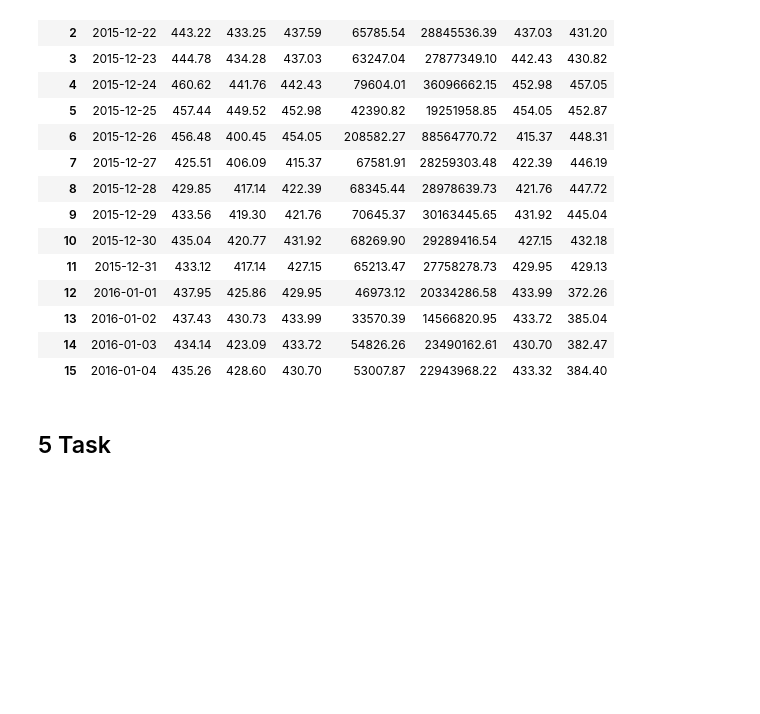
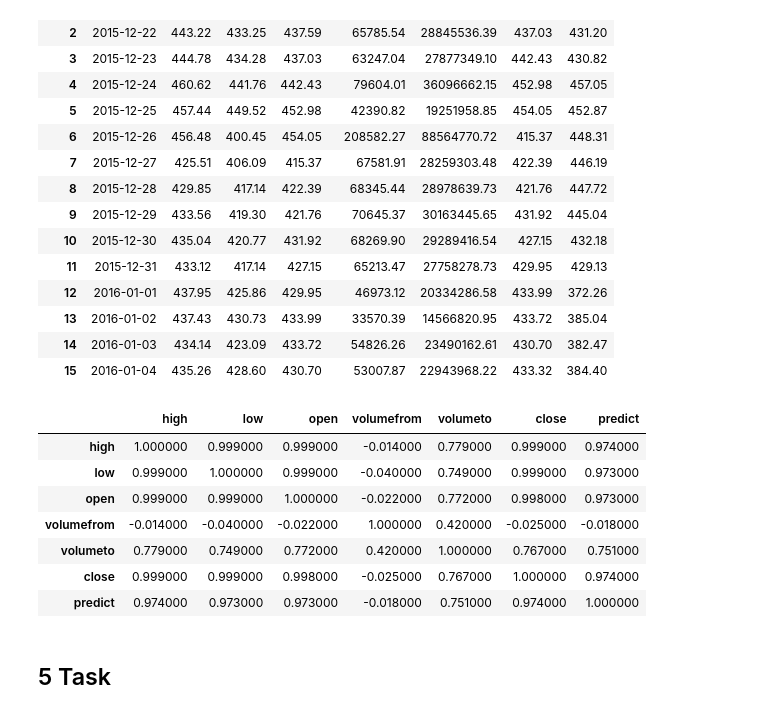
Before and after one commit to EgorCry/Deep_Learning_Playground, a Jupyter notebook: Datasets/Bitcoin, housePrices (Linear Regression)/Practice 8.ipynb, the cells around one changed output. Saved outputs shown, nothing was run; the diff lists cells and outputs as text; code cells hidden in the pictures; blank space fills up the shorter version.

```diff
--- a/Datasets/Bitcoin, housePrices (Linear Regression)/Practice 8.ipynb
+++ b/Datasets/Bitcoin, housePrices (Linear Regression)/Practice 8.ipynb
@@ -170,6 +170,17 @@ data.head(16)
 | 13 | 2016-01-02 | 437.43 | 430.73 | 433.99 | 33570.39 | 14566820.95 | 433.72 | 385.04 |
 | 14 | 2016-01-03 | 434.14 | 423.09 | 433.72 | 54826.26 | 23490162.61 | 430.70 | 382.47 |
 | 15 | 2016-01-04 | 435.26 | 428.60 | 430.70 | 53007.87 | 22943968.22 | 433.32 | 384.40 |
+# %%
+data.corr().round(3).style.background_gradient('coolwarm')
+# %% [output]
+|  | high | low | open | volumefrom | volumeto | close | predict |
+| high | 1.000000 | 0.999000 | 0.999000 | -0.014000 | 0.779000 | 0.999000 | 0.974000 |
+| low | 0.999000 | 1.000000 | 0.999000 | -0.040000 | 0.749000 | 0.999000 | 0.973000 |
+| open | 0.999000 | 0.999000 | 1.000000 | -0.022000 | 0.772000 | 0.998000 | 0.973000 |
+| volumefrom | -0.014000 | -0.040000 | -0.022000 | 1.000000 | 0.420000 | -0.025000 | -0.018000 |
+| volumeto | 0.779000 | 0.749000 | 0.772000 | 0.420000 | 1.000000 | 0.767000 | 0.751000 |
+| close | 0.999000 | 0.999000 | 0.998000 | -0.025000 | 0.767000 | 1.000000 | 0.974000 |
+| predict | 0.974000 | 0.973000 | 0.973000 | -0.018000 | 0.751000 | 0.974000 | 1.000000 |
 # %% [markdown]
 ## 5 Task
 # %%
```
Also changed, not shown: parts of 4 cells of this notebook, 1 other file.
